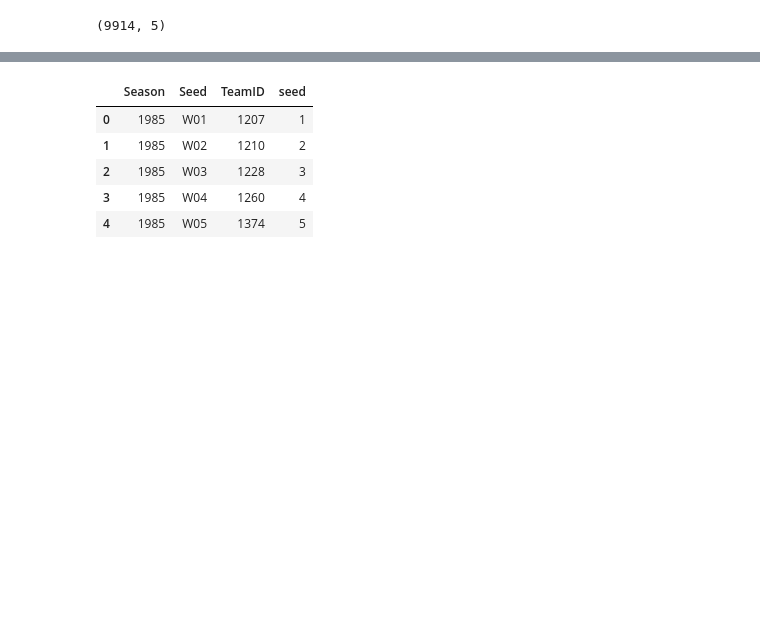
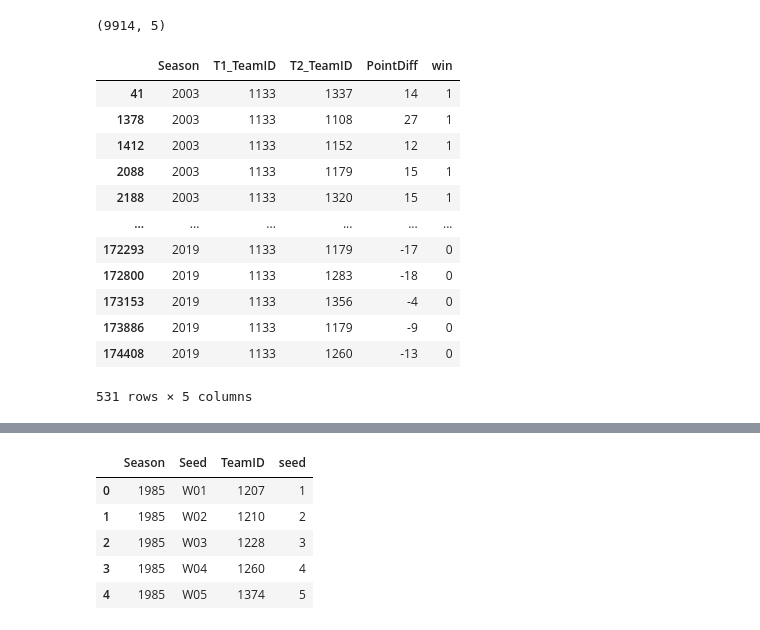
Before and after one commit to YT-Hwang/Kaggle_Competion, a Jupyter notebook: Google Cloud & NCAA® ML Competition 2020-NCAAM/Reference/paris madness.ipynb, the cells around one changed output, grey strips where cells are left out. Drawn from its saved outputs; the diff is of its cells as text; code cells hidden in the pictures; blank space fills up the shorter version.

```diff
--- a/Google Cloud & NCAA® ML Competition 2020-NCAAM/Reference/paris madness.ipynb
+++ b/Google Cloud & NCAA® ML Competition 2020-NCAAM/Reference/paris madness.ipynb
@@ -170,3 +174,23 @@ regular_season_effects = pd.merge(regular_season_effects, march_madness, on = ['
 regular_season_effects.shape
 # %% [output]
 (9914, 5)
+# %%
+regular_season_effects = regular_data[['Season','T1_TeamID','T2_TeamID','PointDiff']].copy()
+regular_season_effects['T1_TeamID'] = regular_season_effects['T1_TeamID'].astype(str)
+regular_season_effects['T2_TeamID'] = regular_season_effects['T2_TeamID'].astype(str)
+regular_season_effects['win'] = np.where(regular_season_effects['PointDiff']>0,1,0)
+regular_season_effects[regular_season_effects['T1_TeamID']=='1133']
+# %% [output]
+|  | Season | T1_TeamID | T2_TeamID | PointDiff | win |
+| 41 | 2003 | 1133 | 1337 | 14 | 1 |
+| 1378 | 2003 | 1133 | 1108 | 27 | 1 |
+| 1412 | 2003 | 1133 | 1152 | 12 | 1 |
+| 2088 | 2003 | 1133 | 1179 | 15 | 1 |
+| 2188 | 2003 | 1133 | 1320 | 15 | 1 |
+| ... | ... | ... | ... | ... | ... |
+| 172293 | 2019 | 1133 | 1179 | -17 | 0 |
+| 172800 | 2019 | 1133 | 1283 | -18 | 0 |
+| 173153 | 2019 | 1133 | 1356 | -4 | 0 |
+| 173886 | 2019 | 1133 | 1179 | -9 | 0 |
+| 174408 | 2019 | 1133 | 1260 | -13 | 0 |
+531 rows × 5 columns
```
Also changed, not shown: parts of 12 cells of this notebook.
